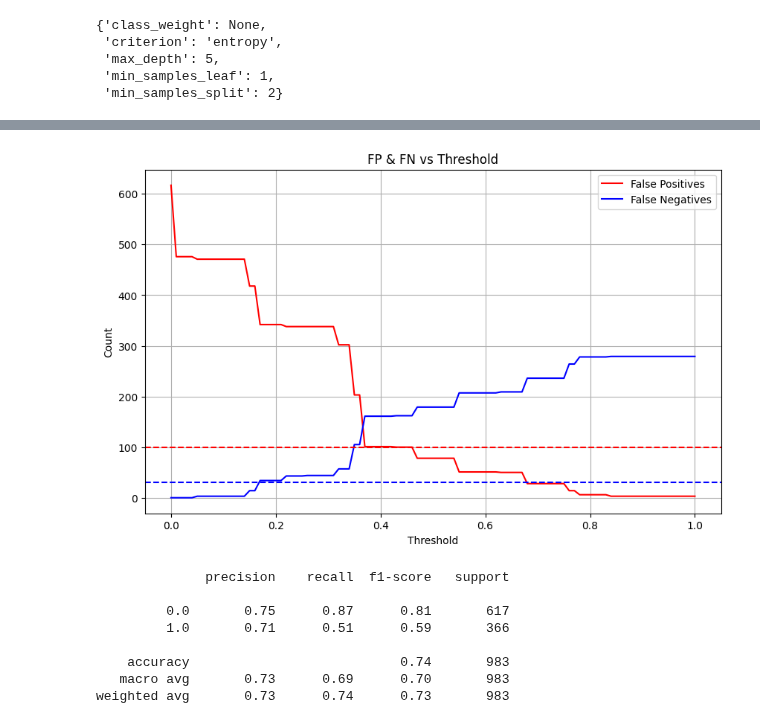
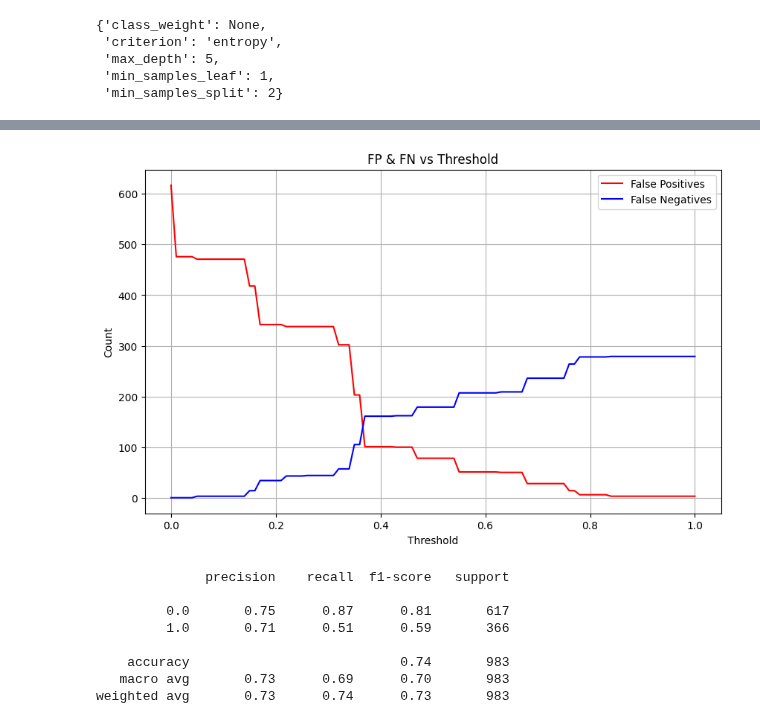
Before and after one commit to A47126/BT-Machine-Learning-Group-7, a Jupyter notebook: water_pota_no_plot.ipynb, the cells around one changed output, grey strips where cells are left out. Drawn from its saved outputs; the diff is of its cells as text; code cells hidden in the pictures.

```diff
--- a/water_pota_no_plot.ipynb
+++ b/water_pota_no_plot.ipynb
@@ -250,19 +263,17 @@ df_thresh['Recall'] = df_thresh['TP'] / (df_thresh['TP'] + df_thresh['FN'])
 # %%
 plt.figure(figsize=(10,6))
 plt.plot(df_thresh["Threshold"], df_thresh["FP"], label="False Positives", color="red")
 plt.plot(df_thresh["Threshold"], df_thresh["FN"], label="False Negatives", color="blue")
-plt.axhline(100, color='red', linestyle='--')
-plt.axhline(30, color='blue', linestyle='--')
 plt.xlabel("Threshold")
 plt.ylabel("Count")
 plt.title("FP & FN vs Threshold")
 plt.legend()
 plt.grid()
 plt.show()
 
 # Vẽ biểu đồ ngưỡng FP và FN theo Threshold
 # %% [output]
-[figure, old version]
+[figure, new version]
 # %%
 # Chọn ngưỡng 0.5
 y_pred_best = (y_proba >= 0.5).astype(int)
```
Also changed, not shown: parts of 2 cells of this notebook.
